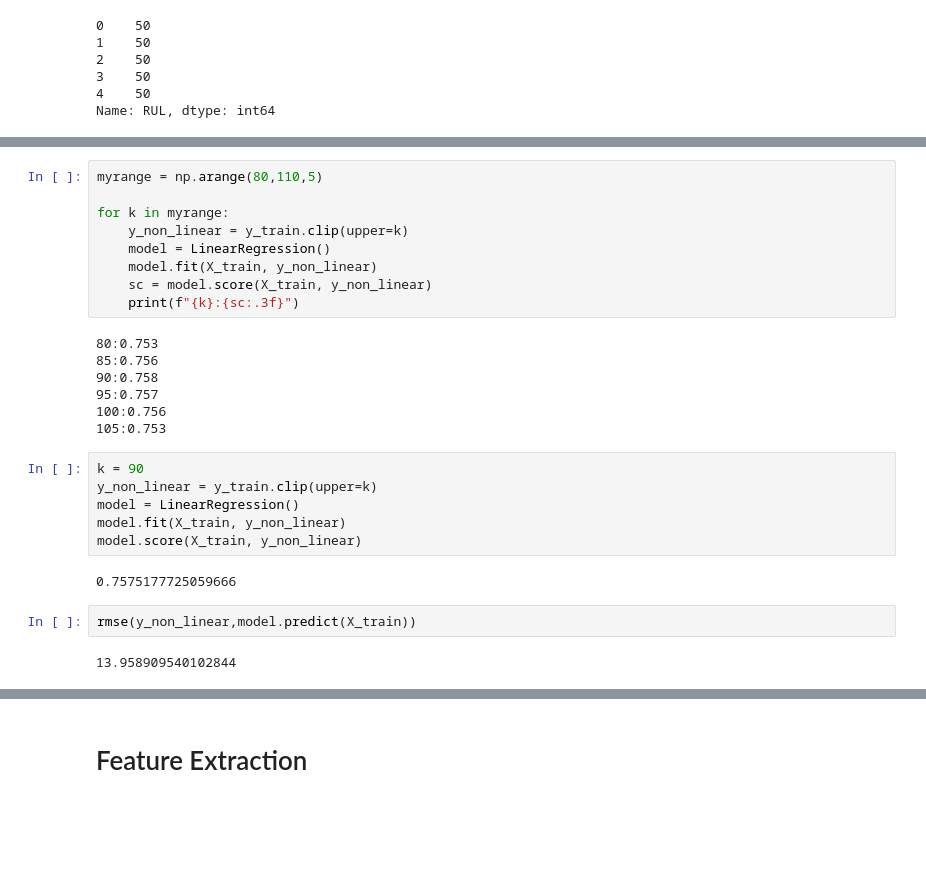
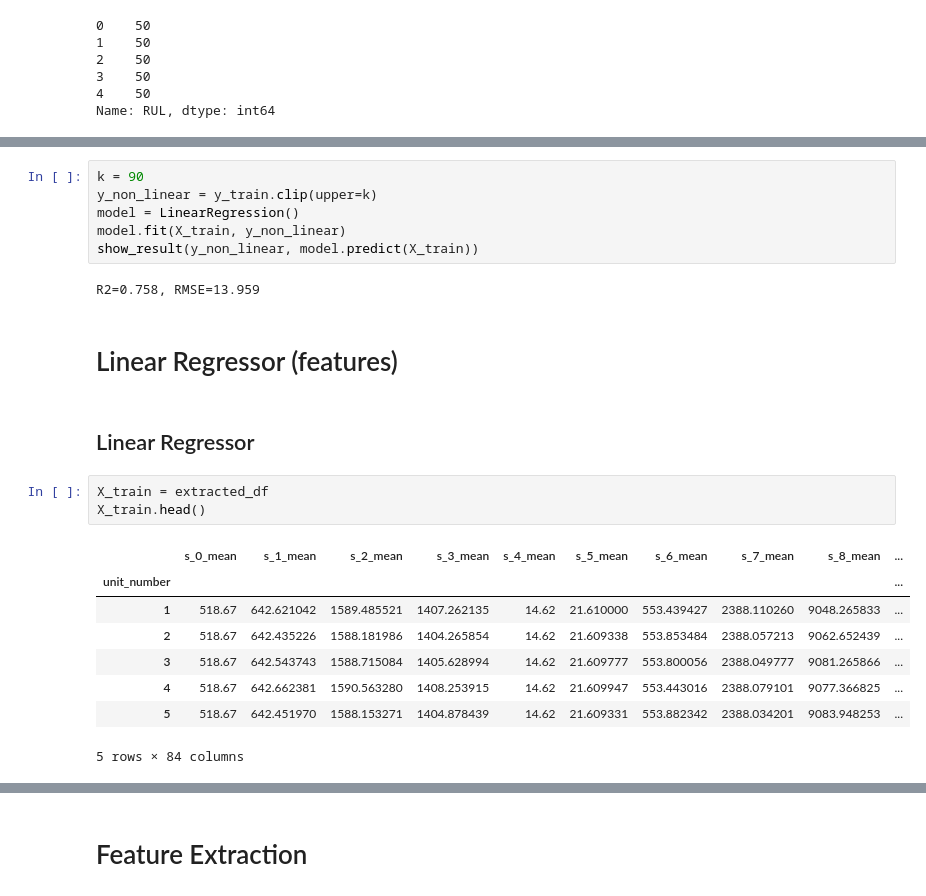
Before and after one commit to arthursl12/POC1, a Jupyter notebook: POC1_Turbofan.ipynb, the cells around one changed output, grey strips where cells are left out. Drawn from its saved outputs; the diff is of its cells as text; blank space fills up the shorter version.

```diff
--- a/POC1_Turbofan.ipynb
+++ b/POC1_Turbofan.ipynb
@@ -354,28 +414,24 @@ for k in myrange:
 # %%
-myrange = np.arange(80,110,5)
-
-for k in myrange:
-    y_non_linear = y_train.clip(upper=k)
-    model = LinearRegression()
-    model.fit(X_train, y_non_linear)
-    sc = model.score(X_train, y_non_linear)
-    print(f"{k}:{sc:.3f}")
+k = 90
+y_non_linear = y_train.clip(upper=k)
+model = LinearRegression()
+model.fit(X_train, y_non_linear)
+show_result(y_non_linear, model.predict(X_train))
 # %% [output]
-80:0.753
-85:0.756
-90:0.758
-95:0.757
-100:0.756
-105:0.753
+R2=0.758, RMSE=13.959
-# %%
-k = 90
-y_non_linear = y_train.clip(upper=k)
-model = LinearRegression()
-model.fit(X_train, y_non_linear)
-model.score(X_train, y_non_linear)
-# %% [output]
-0.7575177725059666
-# %%
-rmse(y_non_linear,model.predict(X_train))
-# %% [output]
-13.958909540102844
+# %% [markdown]
+# Linear Regressor (features)
+# %% [markdown]
+## Linear Regressor
+# %%
+X_train = extracted_df
+X_train.head()
+# %% [output]
+|  | s_0_mean | s_1_mean | s_2_mean | s_3_mean | s_4_mean | s_5_mean | s_6_mean | s_7_mean | s_8_mean | ... |
+| unit_number |  |  |  |  |  |  |  |  |  | ... |
+| 1 | 518.67 | 642.621042 | 1589.485521 | 1407.262135 | 14.62 | 21.610000 | 553.439427 | 2388.110260 | 9048.265833 | ... |
+| 2 | 518.67 | 642.435226 | 1588.181986 | 1404.265854 | 14.62 | 21.609338 | 553.853484 | 2388.057213 | 9062.652439 | ... |
+| 3 | 518.67 | 642.543743 | 1588.715084 | 1405.628994 | 14.62 | 21.609777 | 553.800056 | 2388.049777 | 9081.265866 | ... |
+| 4 | 518.67 | 642.662381 | 1590.563280 | 1408.253915 | 14.62 | 21.609947 | 553.443016 | 2388.079101 | 9077.366825 | ... |
+| 5 | 518.67 | 642.451970 | 1588.153271 | 1404.878439 | 14.62 | 21.609331 | 553.882342 | 2388.034201 | 9083.948253 | ... |
+5 rows × 84 columns
```
Also changed, not shown: parts of 44 cells of this notebook.
